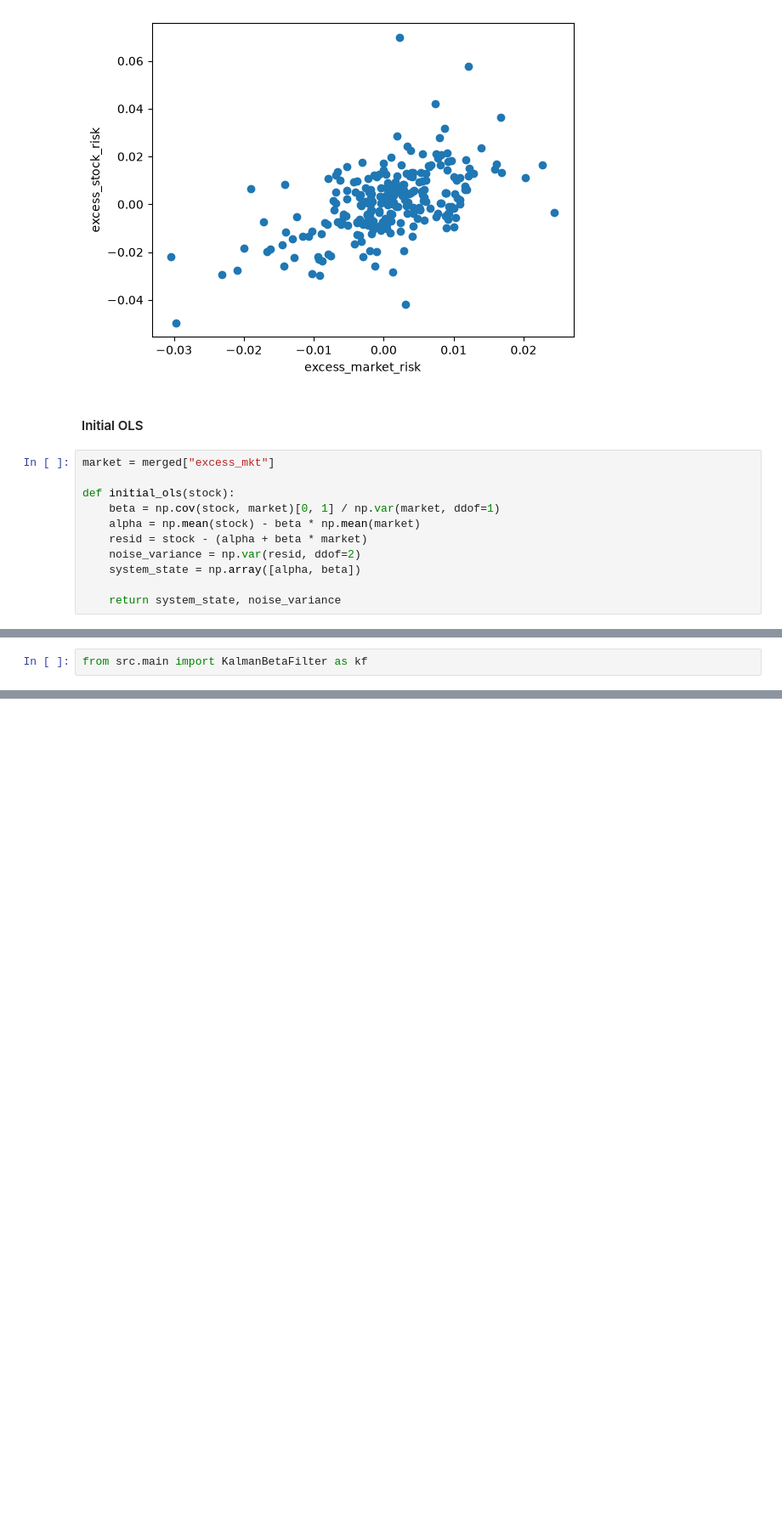
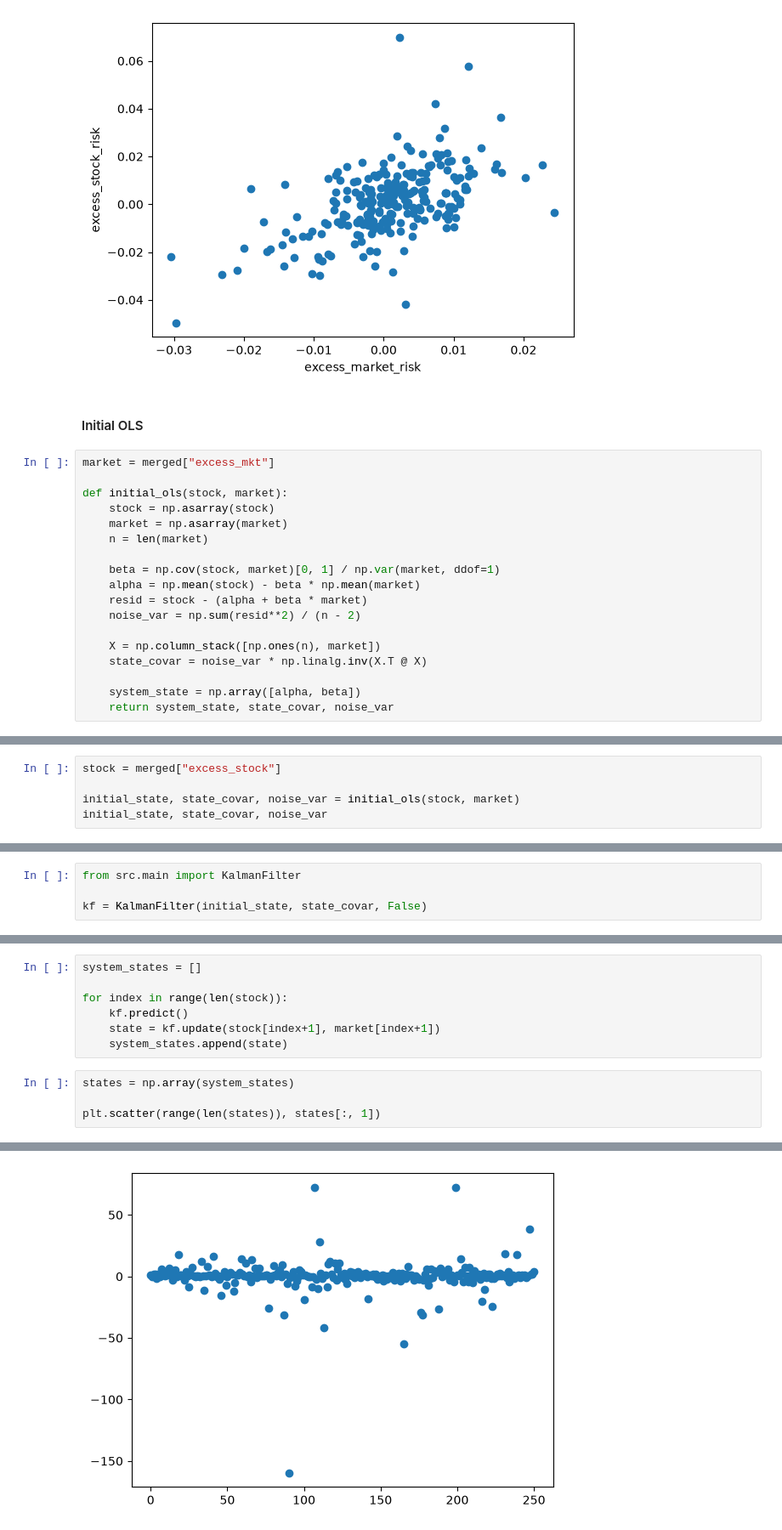
Before and after one commit to pinto2501/kalman-beta-estimation, a Jupyter notebook: notebooks/kalman.ipynb, the cells around one changed output, grey strips where cells are left out. Shown at 85% size. Saved outputs shown, nothing was run; the diff lists cells and outputs as text; blank space fills up the shorter version.

```diff
--- a/notebooks/kalman.ipynb
+++ b/notebooks/kalman.ipynb
@@ -64,11 +64,18 @@ Text(0, 0.5, 'excess_stock_risk')
 # %%
 market = merged["excess_mkt"]
 
-def initial_ols(stock):
+def initial_ols(stock, market):
+    stock = np.asarray(stock)
+    market = np.asarray(market)
+    n = len(market)
+
     beta = np.cov(stock, market)[0, 1] / np.var(market, ddof=1)
     alpha = np.mean(stock) - beta * np.mean(market)
     resid = stock - (alpha + beta * market)
-    noise_variance = np.var(resid, ddof=2)
+    noise_var = np.sum(resid**2) / (n - 2)
+
+    X = np.column_stack([np.ones(n), market])
+    state_covar = noise_var * np.linalg.inv(X.T @ X)
+
     system_state = np.array([alpha, beta])
-
-    return system_state, noise_variance
+    return system_state, state_covar, noise_var
@@ -76,0 +82,5 @@ def initial_ols(stock):
+# %%
+stock = merged["excess_stock"]
+
+initial_state, state_covar, noise_var = initial_ols(stock, market)
+initial_state, state_covar, noise_var
@@ -77,2 +92,4 @@ def initial_ols(stock):
 # %%
-from src.main import KalmanBetaFilter as kf
+from src.main import KalmanFilter
+
+kf = KalmanFilter(initial_state, state_covar, False)
@@ -97,0 +96,12 @@ for t in range(len(stock)):
+# %%
+system_states = []
+
+for index in range(len(stock)):
+    kf.predict()
+    state = kf.update(stock[index+1], market[index+1])
+    system_states.append(state)
+# %%
+states = np.array(system_states)
+
+plt.scatter(range(len(states)), states[:, 1])
+# %% [output]
@@ -97,0 +109 @@ for t in range(len(stock)):
+[figure, added]
```
Also changed, not shown: parts of 8 cells of this notebook, 2 other files.
